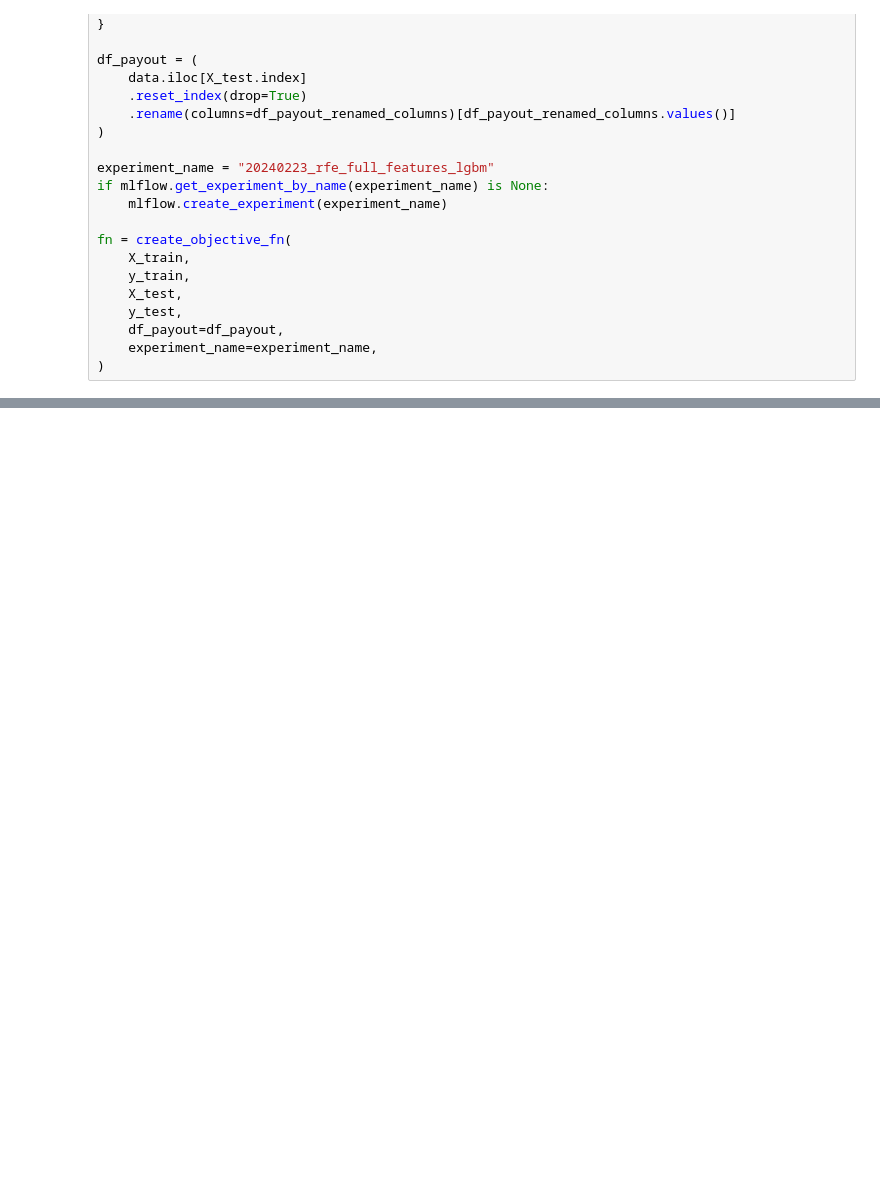
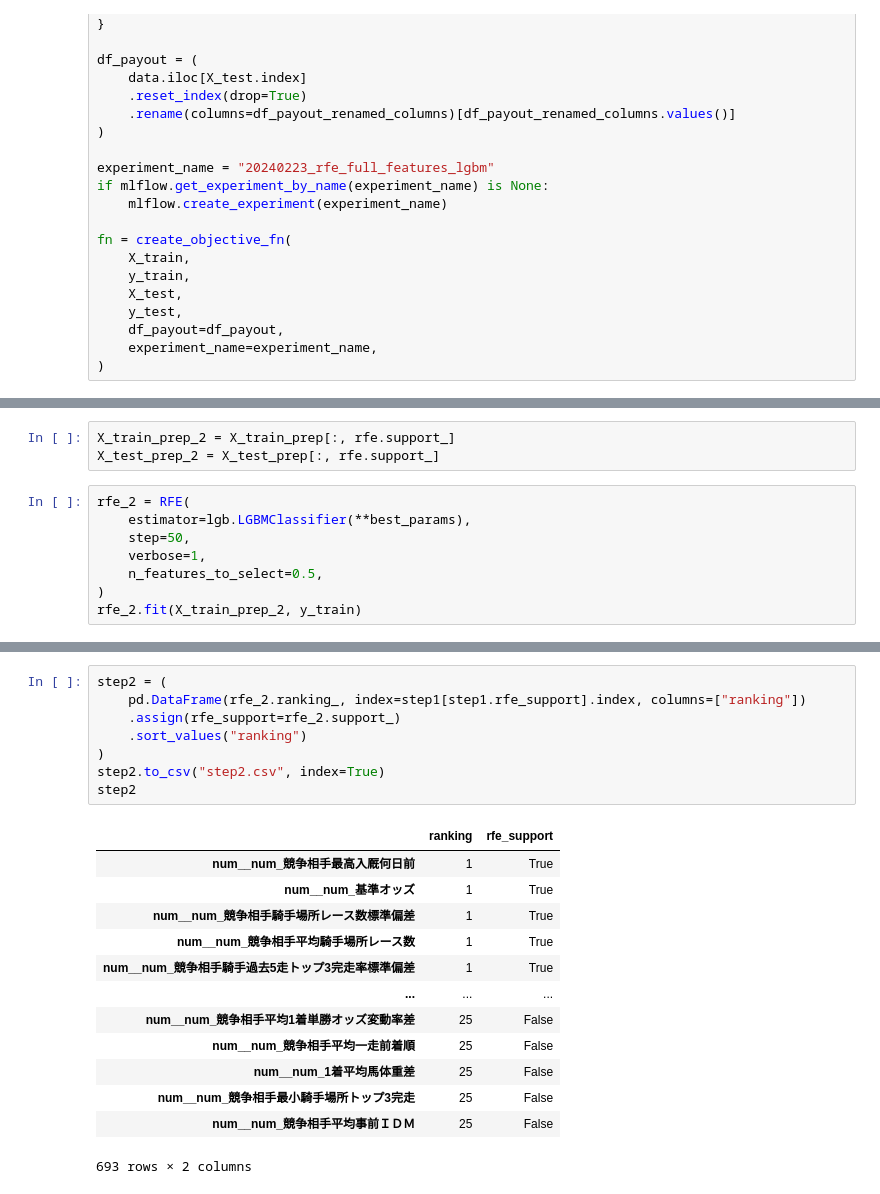
Before and after one commit to hankehly/JapanHorseRaceAnalytics, a Jupyter notebook: notebooks/2024-02/20240223_rfe.ipynb, the cells around one changed output, grey strips where cells are left out. Saved outputs shown, nothing was run; the diff lists cells and outputs as text; blank space fills up the shorter version.

```diff
--- a/notebooks/2024-02/20240223_rfe.ipynb
+++ b/notebooks/2024-02/20240223_rfe.ipynb
@@ -501,0 +779,11 @@ rfe.fit(X_train, y_train)
+# %%
+X_train_prep_2 = X_train_prep[:, rfe.support_]
+X_test_prep_2 = X_test_prep[:, rfe.support_]
+# %%
+rfe_2 = RFE(
+    estimator=lgb.LGBMClassifier(**best_params),
+    step=50,
+    verbose=1,
+    n_features_to_select=0.5,
+)
+rfe_2.fit(X_train_prep_2, y_train)
@@ -501,0 +836,22 @@ rfe.fit(X_train, y_train)
+# %%
+step2 = (
+    pd.DataFrame(rfe_2.ranking_, index=step1[step1.rfe_support].index, columns=["ranking"])
+    .assign(rfe_support=rfe_2.support_)
+    .sort_values("ranking")
+)
+step2.to_csv("step2.csv", index=True)
+step2
+# %% [output]
+|  | ranking | rfe_support |
+| num__num_競争相手最高入厩何日前 | 1 | True |
+| num__num_基準オッズ | 1 | True |
+| num__num_競争相手騎手場所レース数標準偏差 | 1 | True |
+| num__num_競争相手平均騎手場所レース数 | 1 | True |
+| num__num_競争相手騎手過去5走トップ3完走率標準偏差 | 1 | True |
+| ... | ... | ... |
+| num__num_競争相手平均1着単勝オッズ変動率差 | 25 | False |
+| num__num_競争相手平均一走前着順 | 25 | False |
+| num__num_1着平均馬体重差 | 25 | False |
+| num__num_競争相手最小騎手場所トップ3完走 | 25 | False |
+| num__num_競争相手平均事前ＩＤＭ | 25 | False |
+693 rows × 2 columns
```
Also changed, not shown: parts of 37 cells of this notebook, 7 other files.
